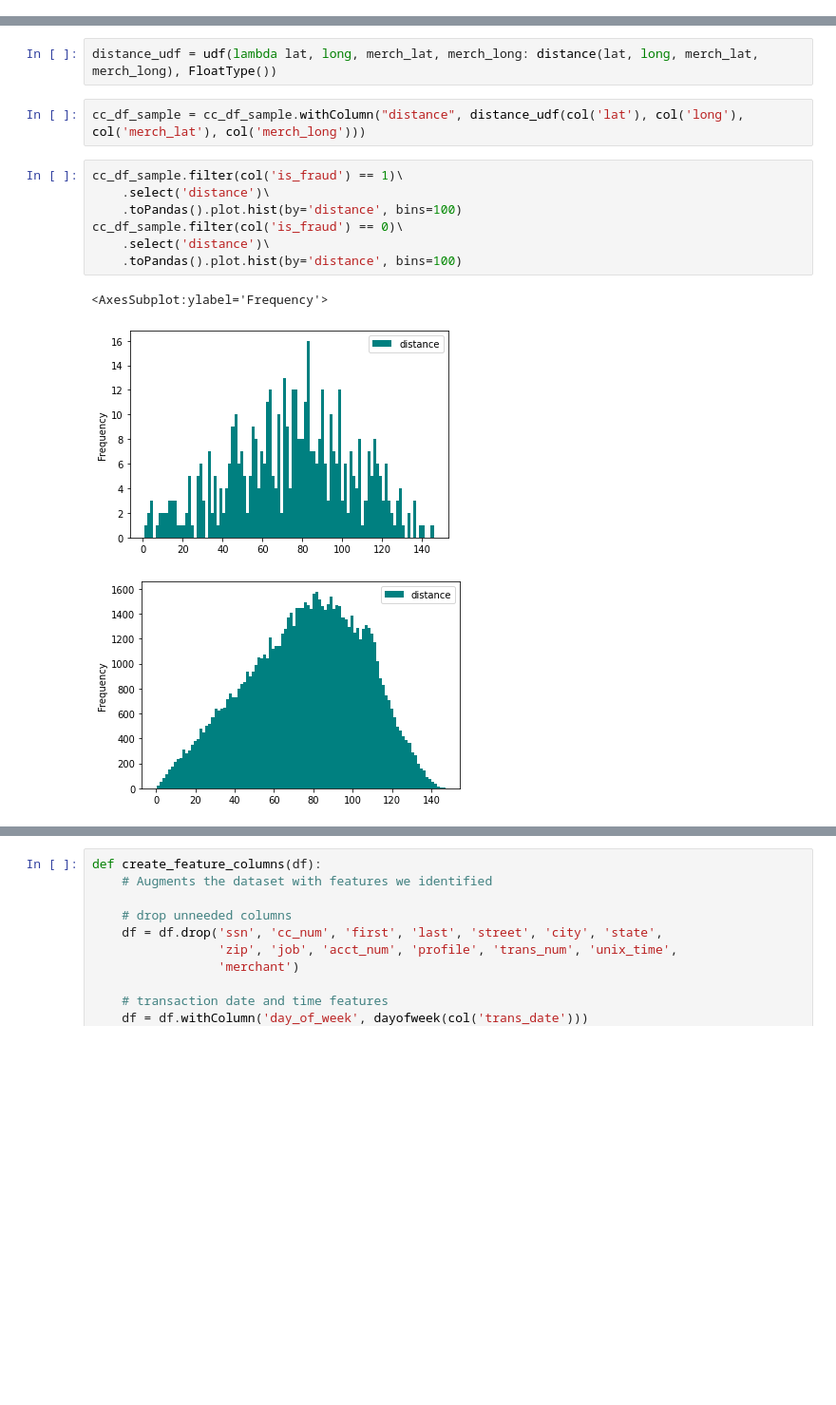
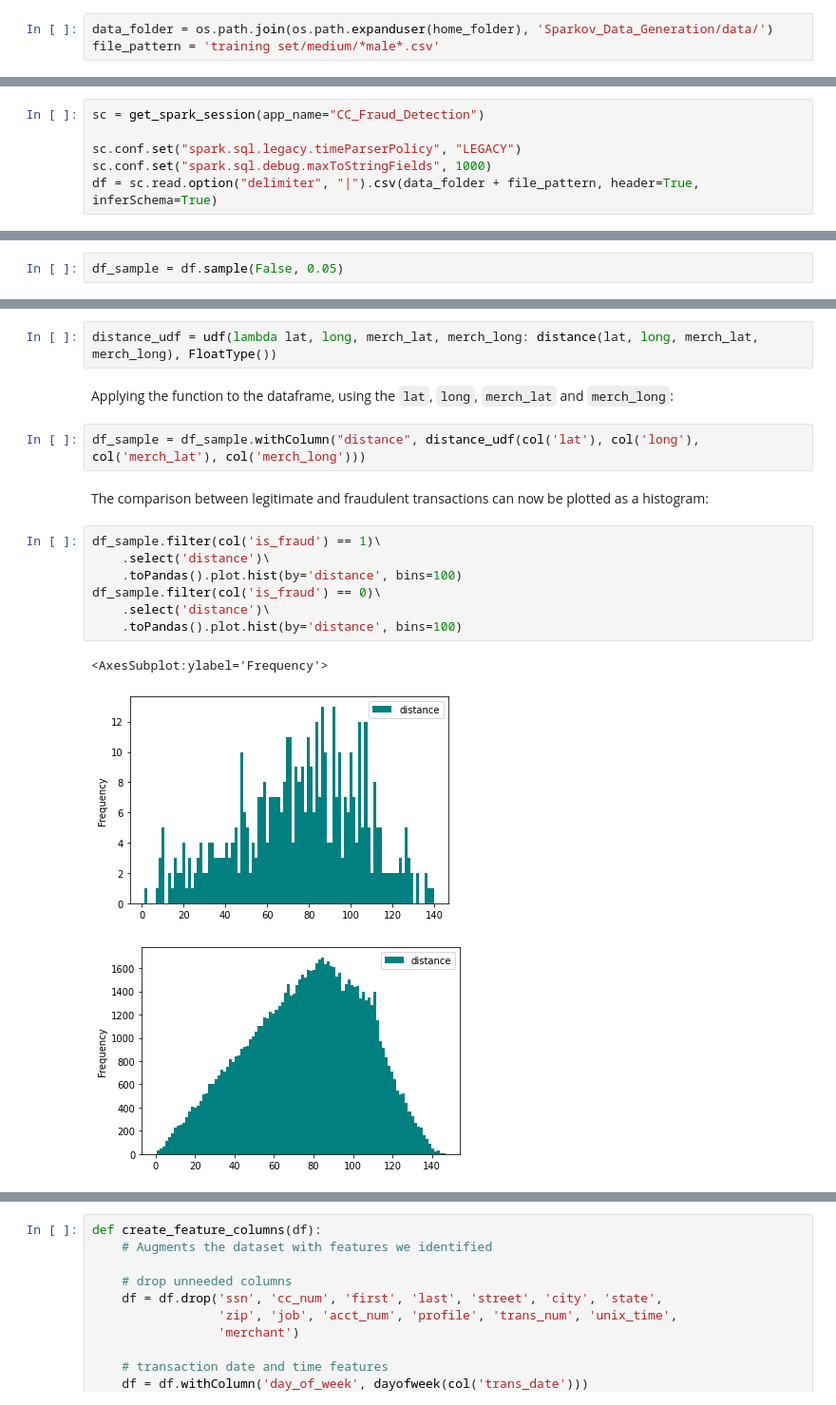
Before and after one commit to oracle-samples/oci-data-science-ai-samples, a Jupyter notebook: labs/dataflow_in_ds_fraud_detection/Credit Card Fraud detection example.ipynb, the cells around one changed output, grey strips where cells are left out. Shown: that part at 95% size. Saved outputs shown, nothing was run; the diff lists cells and outputs as text; blank space fills up the shorter version.

```diff
--- a/labs/dataflow_in_ds_fraud_detection/Credit Card Fraud detection example.ipynb
+++ b/labs/dataflow_in_ds_fraud_detection/Credit Card Fraud detection example.ipynb
@@ -546,0 +301,3 @@ cc_df_sample.filter(col('is_fraud') == 0)\
+# %%
+data_folder = os.path.join(os.path.expanduser(home_folder), 'Sparkov_Data_Generation/data/')
+file_pattern = 'training set/medium/*male*.csv'
@@ -546,0 +352,6 @@ cc_df_sample.filter(col('is_fraud') == 0)\
+# %%
+sc = get_spark_session(app_name="CC_Fraud_Detection")
+
+sc.conf.set("spark.sql.legacy.timeParserPolicy", "LEGACY")
+sc.conf.set("spark.sql.debug.maxToStringFields", 1000)
+df = sc.read.option("delimiter", "|").csv(data_folder + file_pattern, header=True, inferSchema=True)
@@ -546,0 +403,2 @@ cc_df_sample.filter(col('is_fraud') == 0)\
+# %%
+df_sample = df.sample(False, 0.05)
@@ -685,16 +693,20 @@ def distance(lat, long, merch_lat, merch_long):
     return float(2 * R * np.arcsin(np.sqrt(d)))
 # %%
 distance_udf = udf(lambda lat, long, merch_lat, merch_long: distance(lat, long, merch_lat, merch_long), FloatType())
+# %% [markdown]
+Applying the function to the dataframe, using the `lat`, `long`, `merch_lat` and `merch_long`:
 # %%
-cc_df_sample = cc_df_sample.withColumn("distance", distance_udf(col('lat'), col('long'), col('merch_lat'), col('merch_long')))
+df_sample = df_sample.withColumn("distance", distance_udf(col('lat'), col('long'), col('merch_lat'), col('merch_long')))
+# %% [markdown]
+The comparison between legitimate and fraudulent transactions can now be plotted as a histogram:
 # %%
-cc_df_sample.filter(col('is_fraud') == 1)\
+df_sample.filter(col('is_fraud') == 1)\
     .select('distance')\
     .toPandas().plot.hist(by='distance', bins=100)
-cc_df_sample.filter(col('is_fraud') == 0)\
+df_sample.filter(col('is_fraud') == 0)\
     .select('distance')\
     .toPandas().plot.hist(by='distance', bins=100)
 # %% [output]
 <AxesSubplot:ylabel='Frequency'>
-[figure, old version]
+[figure, new version]
-[figure, old version]
+[figure, new version]
```
Also changed, not shown: parts of 261 cells of this notebook.
